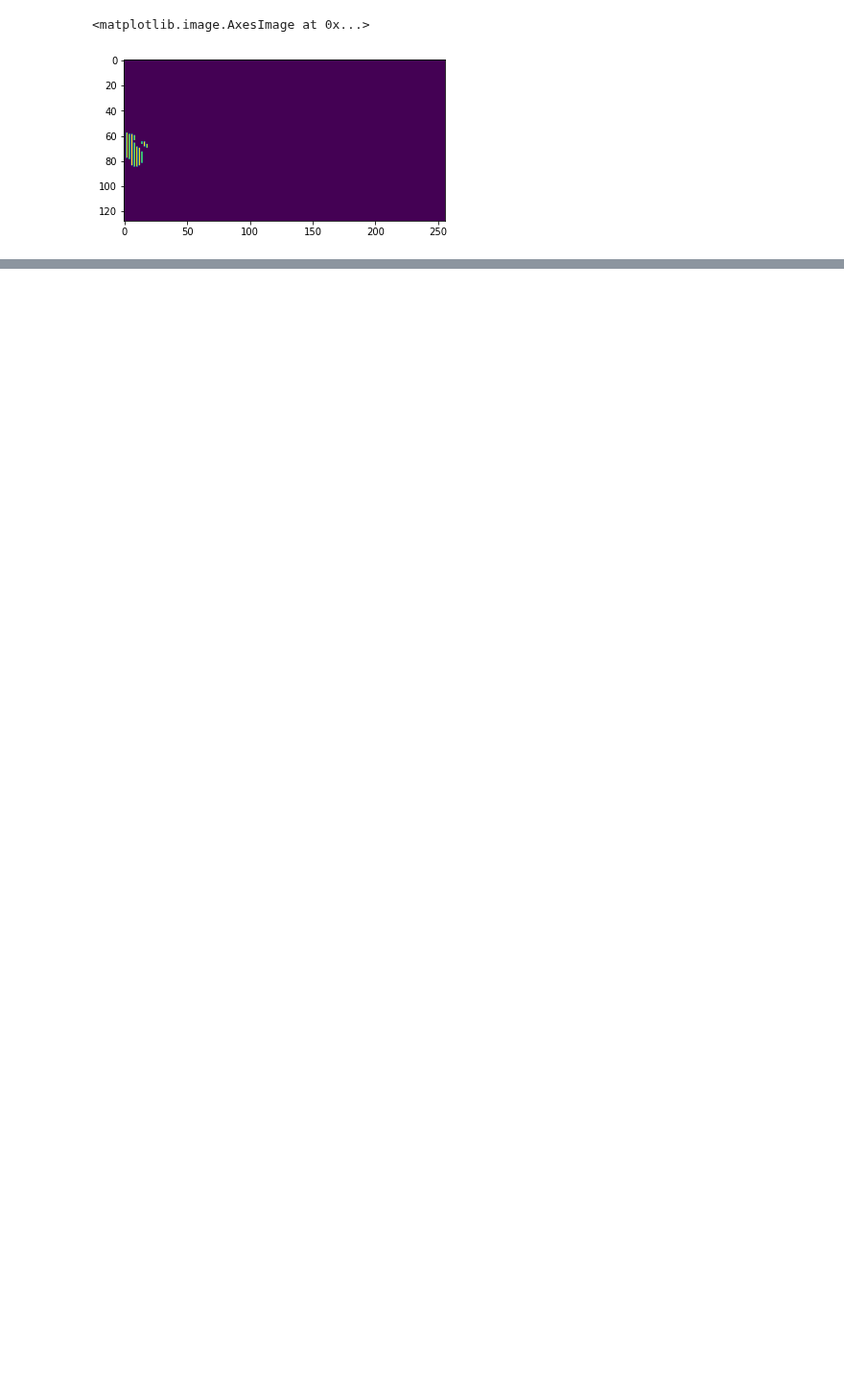
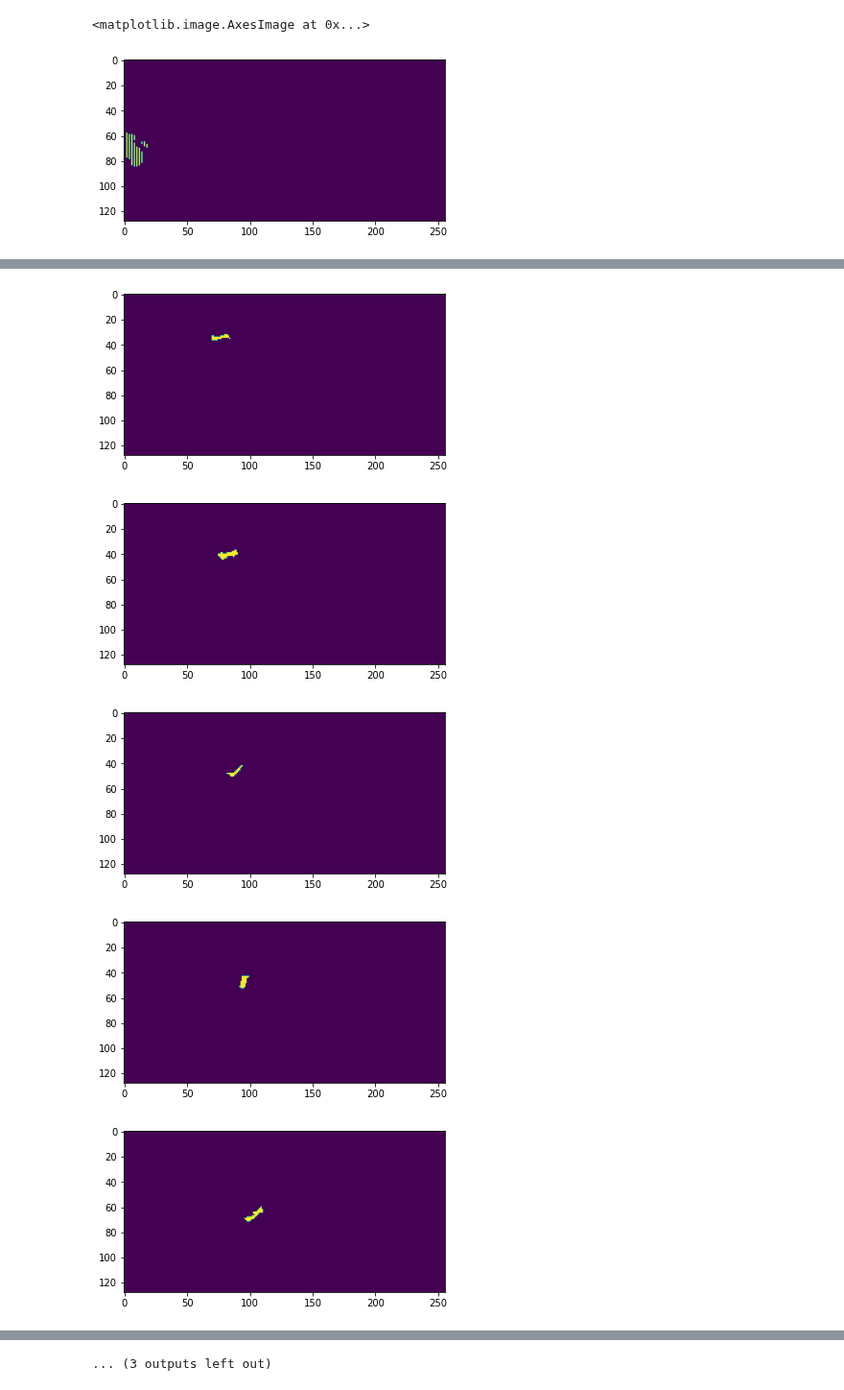
Before and after one commit to laurenneal/capstone-visual-neuroscience, a Jupyter notebook: Demo_Caiman_Stripped_Working_Copy.ipynb, the cells around one changed output, grey strips where cells are left out. Shown at 96% size. Saved outputs shown, nothing was run; the diff lists cells and outputs as text; code cells hidden in the pictures; blank space fills up the shorter version.

```diff
--- a/Demo_Caiman_Stripped_Working_Copy.ipynb
+++ b/Demo_Caiman_Stripped_Working_Copy.ipynb
@@ -376,0 +417,11 @@ plt.imshow(np.array(f['bwLabel']).T)
+# %%
+#show masks identified by carl
+for x in range(15):
+  plt.figure()
+  plt.imshow(np.reshape(A[:,x], dims, order='F'))
+# %% [output]
+[figure, added]
+[figure, added]
+[figure, added]
+[figure, added]
+[figure, added]
@@ -376,0 +435 @@ plt.imshow(np.array(f['bwLabel']).T)
+... (3 outputs left out)
```
Also changed, not shown: parts of 22 cells of this notebook.
